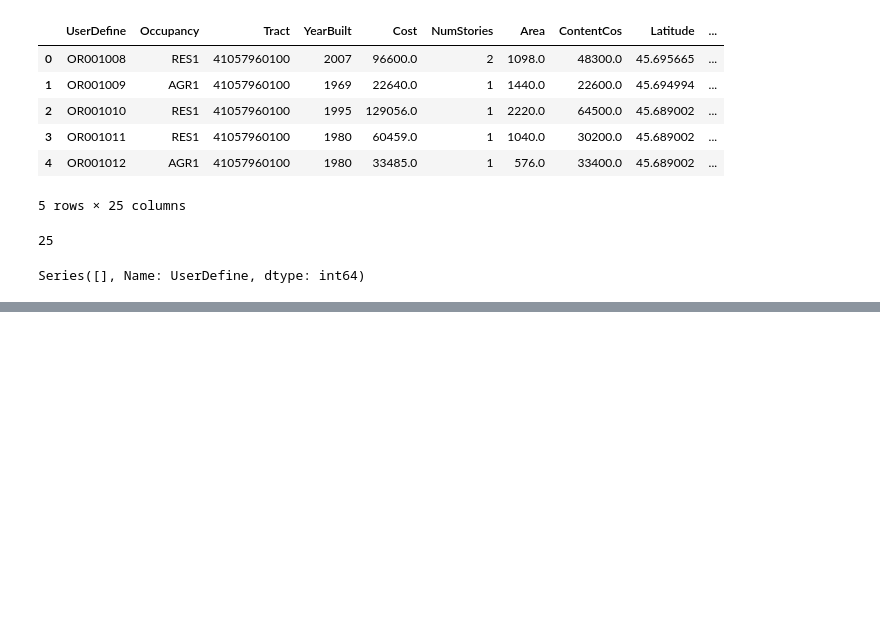
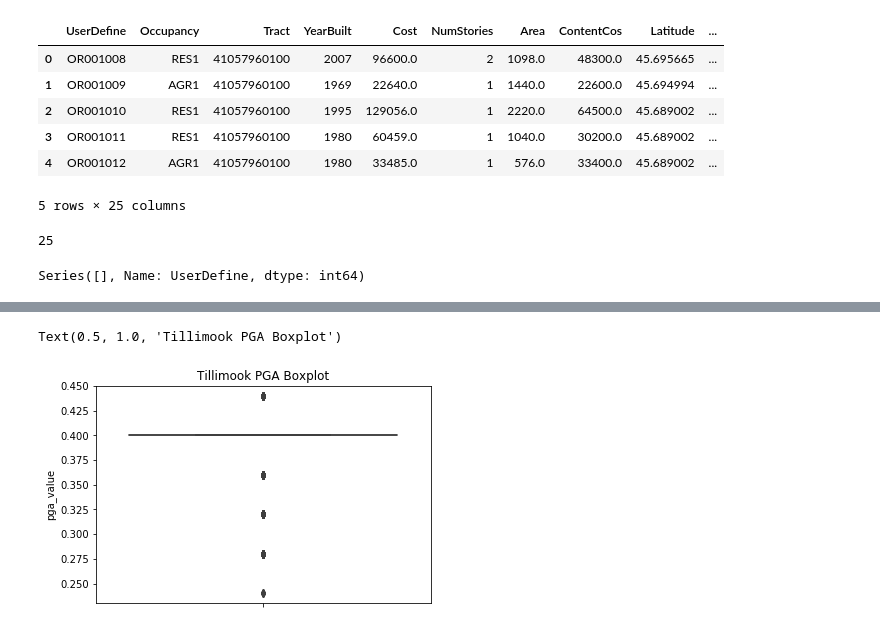
Before and after one commit to hackoregon/2019-disaster-resilience-data-science, a Jupyter notebook: notebooks/1.0_skt_aebm_input_geoprocessing.ipynb, the cells around one changed output, grey strips where cells are left out. Drawn from its saved outputs; the diff is of its cells as text; code cells hidden in the pictures; blank space fills up the shorter version.

Commit message:
Update 1.0_skt_aebm_input_geoprocessing.ipynb
update get_aebm_inputs() to only grab PARAMVALUE data, add HAZUS input summary stats and visualizations fro validation

```diff
--- a/notebooks/1.0_skt_aebm_input_geoprocessing.ipynb
+++ b/notebooks/1.0_skt_aebm_input_geoprocessing.ipynb
@@ -168,12 +172,12 @@ def get_aebm_inputs(building_df, shapedir=shapedir):
             if 'index_right' in building_df_appended.columns: #drop 'index_right' columns before to prevent sjoin errors
                 building_df_appended.drop(columns=['index_right'], inplace=True)
             aebm_df = gpd.read_file("{0}\{1}.shp".format(shapedir,shf))
-            #print(aebm_df.info()) #testing
+            aebm_df = aebm_df[['PARAMVALUE', 'geometry']] # only keep useful columns for sjoin
             building_df_appended = gpd.sjoin(building_df_appended, aebm_df, how="inner", op="intersects")
             param_column = "{0}_value".format(shf) #give PARAM_VALUE column unique name corresponding to the shapefile
             if 'PARAMVALUE' in building_df_appended.columns:
                 building_df_appended.rename(columns={"PARAMVALUE": param_column}, inplace=True)
-    #building_df_appended.info() #testing
+
     return building_df_appended
 # %%
 tillimook_aebm_inputs = get_aebm_inputs(building_df=structures_df)
@@ -214,0 +233,6 @@ Before proceeding further, we should check if the inputs needed for AEBM are cor
+# %%
+import seaborn as sns
+sns.boxplot(y=tillimook_aebm_inputs['pga_value']).set_title('Tillimook PGA Boxplot')
+# %% [output]
+Text(0.5, 1.0, 'Tillimook PGA Boxplot')
+[figure, added]
```
Also changed, not shown: parts of 14 cells of this notebook.
